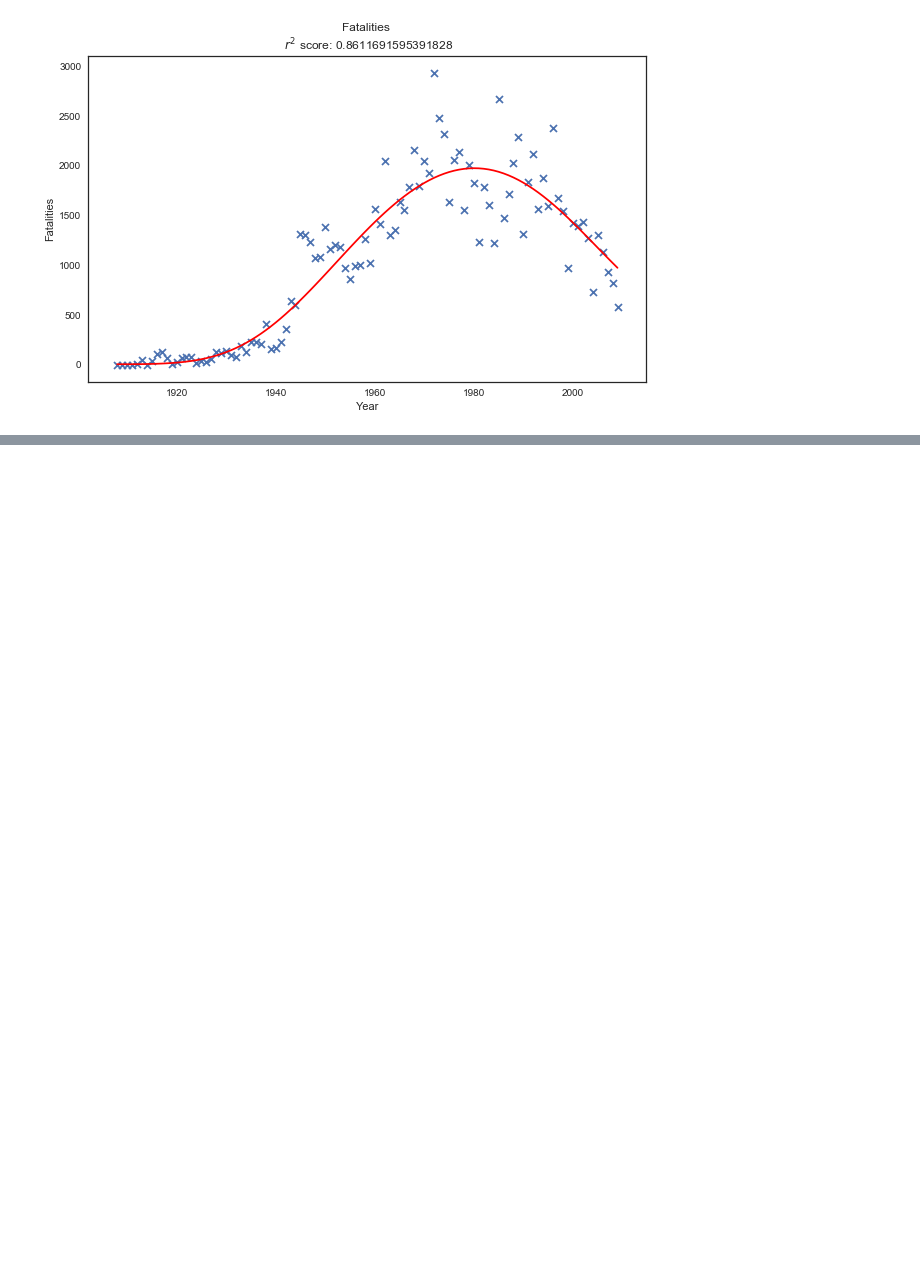
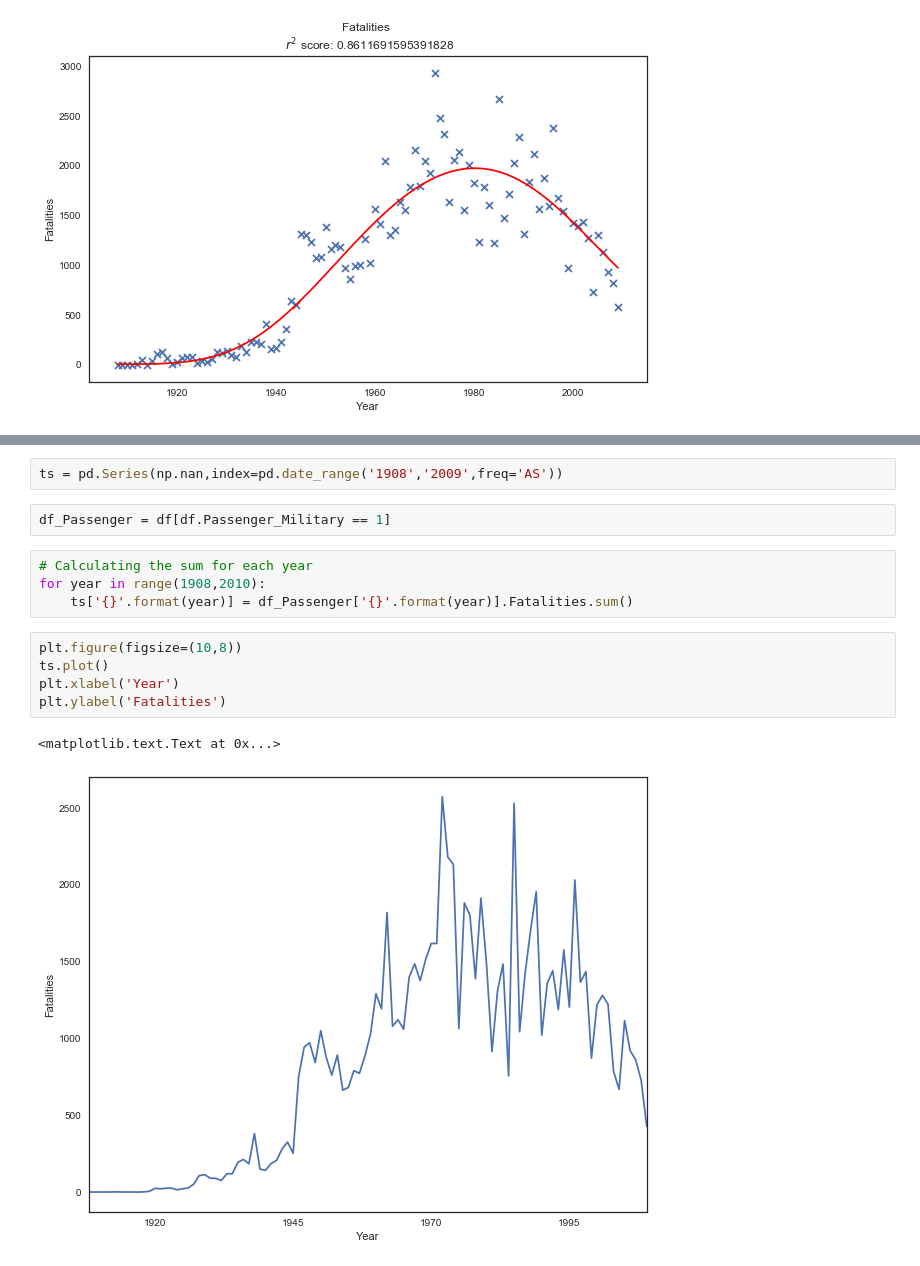
Before and after one commit to hakimbazet/airplanecrash, a Jupyter notebook: src/Prediction.ipynb, the cells around one changed output, grey strips where cells are left out. Drawn from its saved outputs; the diff is of its cells as text; blank space fills up the shorter version.

```diff
--- a/src/Prediction.ipynb
+++ b/src/Prediction.ipynb
@@ -124,0 +137,16 @@ df
+# %%
+ts = pd.Series(np.nan,index=pd.date_range('1908','2009',freq='AS'))
+# %%
+df_Passenger = df[df.Passenger_Military == 1]
+# %%
+# Calculating the sum for each year
+for year in range(1908,2010):
+    ts['{}'.format(year)] = df_Passenger['{}'.format(year)].Fatalities.sum()
+# %%
+plt.figure(figsize=(10,8))
+ts.plot()
+plt.xlabel('Year')
+plt.ylabel('Fatalities')
+# %% [output]
+<matplotlib.text.Text at 0x...>
+[figure, added]
```
Also changed, not shown: parts of 65 cells of this notebook, 1 other file.
